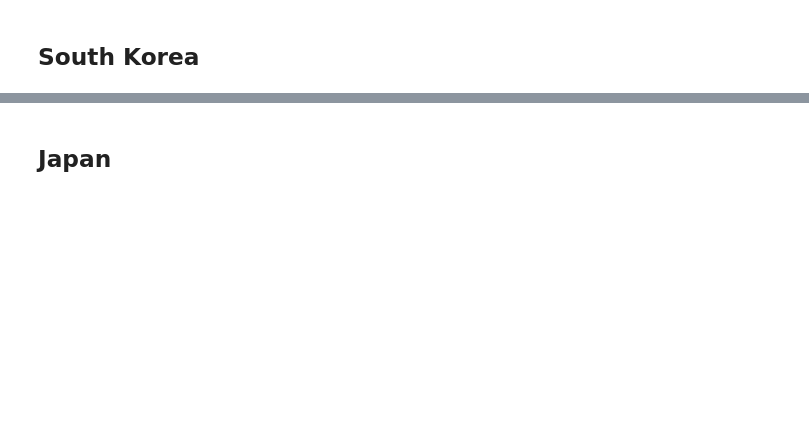
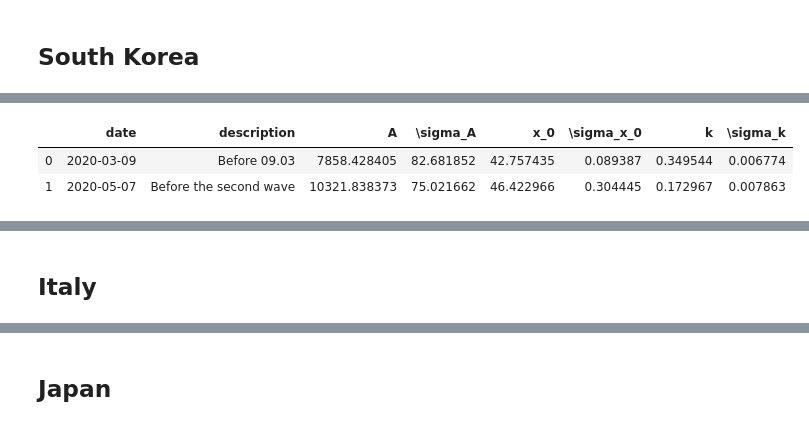
Before and after one commit to eg0rim/ER-project, a Jupyter notebook: project.ipynb, the cells around one changed output, grey strips where cells are left out. Cells and saved outputs as stored; diff of their text form; code cells hidden in the pictures; blank space fills up the shorter version.

```diff
--- a/project.ipynb
+++ b/project.ipynb
@@ -278,0 +423,63 @@ for f in figs:
+# %%
+# load data
+df = load_data("KOR")
+df_mobility = load_mobility_data("KR")
+# %%
+# set cutoffs for approximations
+cutoffs = pd.DataFrame({
+    "date": [date("2020-03-09"), date("2020-05-07")],
+    "description": ["Before 09.03", "Before the second wave"]
+})
+params = get_fit_of_cutoffs(df, cutoffs)
+# plot figures
+figs = plotter(df, params, df_mobility=df_mobility)
+# show coeffs
+display(unfold(params))
+
+# set extension of output files
+ext = "pdf"
+# set mode of image_writer (if mode: write images)
+mode = True
+# plot of mobility
+f = figs[-1]
+iw = image_writer(f, "SK_mobility", ext, mode=mode)
+# next add elements on bare plot and write image if needed
+f.update_layout(xaxis_range = [date("2020-02-01"), date("2020-04-23")])
+iw.write()
+add_caption(f, date("2020-02-18"), text="Patient 31", pos_x=-50)
+iw.write()
+add_filling(f, x0=date("2020-02-18"), x1=date("2020-02-23"))
+add_caption(f, date("2020-02-20-12", format="%Y-%m-%d-%H"), "Shincheonji Church incident", pos_x=- 10, pos_y = -50, wline=False)
+iw.write()
+add_caption(f, date("2020-02-20"), "Additional measures imposed<br>Tracking of church members", bg_color="LightGreen",pos_x=-120, pos_y=30)
+add_filling(f, date("2020-02-20"), date("2020-03-08"), fill_color="Green")
+iw.write()
+add_caption(f, date("2020-02-23"), "Drop in mobility", bg_color="LightGreen",pos_x= 50)
+iw.write()
+add_caption(f, date("2020-02-28"), "Mobility index reaches minimum", bg_color="LightGreen", pos_x = 190, pos_y=60)
+iw.write()
+add_caption(f, date("2020-03-08"), "Tracking of church memebers<br>is completed", bg_color="LightGreen", pos_x = 160, pos_y=-30)
+iw.write()
+f.show()
+
+#plot of new cases
+f = figs[1]
+iw = image_writer(f, "SK_plot", ext, mode=mode)
+f.update_layout(xaxis_range = [date("2020-02-01"), date("2020-04-23")])
+add_caption(f, date("2020-02-18"), text="Patient 31", pos_x=-50)
+add_filling(f, x0=date("2020-02-18"), x1=date("2020-02-23"))
+add_caption(f, date("2020-02-20-12", format="%Y-%m-%d-%H"), "Shincheonji Church incident", pos_x= 10, pos_y = -50, wline=False)
+add_caption(f, date("2020-02-20"), "Additional measures imposed<br>Tracking of church members", bg_color="LightGreen",pos_x=-120, pos_y=30)
+add_filling(f, date("2020-02-20"), date("2020-03-08"), fill_color="Green")
+add_caption(f, date("2020-02-23"), "Drop in mobility", bg_color="LightGreen",pos_x= 50)
+add_caption(f, date("2020-02-28"), "Mobility index reaches minimum", bg_color="LightGreen", pos_x = 190, pos_y=60)
+add_caption(f, date("2020-03-08"), "Tracking of church memebers<br>is completed", bg_color="LightGreen", pos_x = 160, pos_y=-30)
+iw.write()
+add_filling(f, date("2020-02-28"), date("2020-03-09"), fill_color="Blue")
+add_caption(f, date("2020-03-04"), "10-days <i>incubation</i> period", bg_color="LightBlue", pos_x = 160, pos_y=30, wline=False)
+iw.write()
+f.show()
+# %% [output]
+|  | date | description | A | \sigma_A | x_0 | \sigma_x_0 | k | \sigma_k |
+| 0 | 2020-03-09 | Before 09.03 | 7858.428405 | 82.681852 | 42.757435 | 0.089387 | 0.349544 | 0.006774 |
+| 1 | 2020-05-07 | Before the second wave | 10321.838373 | 75.021662 | 46.422966 | 0.304445 | 0.172967 | 0.007863 |
@@ -278,0 +489,2 @@ for f in figs:
+# %% [markdown]
+## Italy
```
Also changed, not shown: parts of 13 cells of this notebook.
